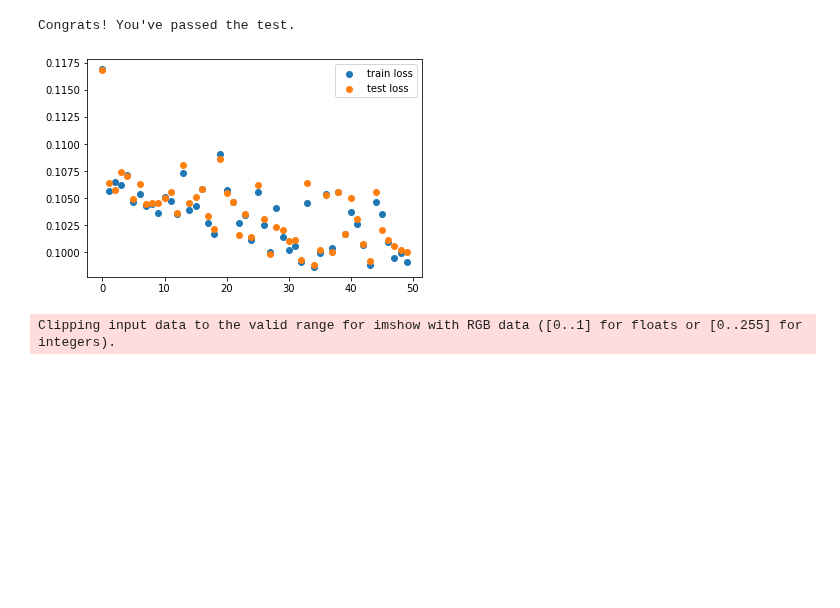
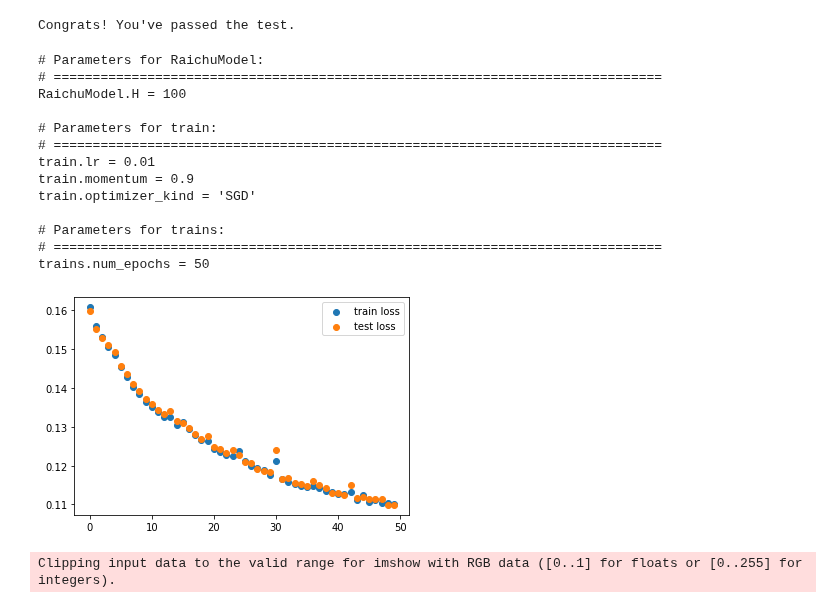
Before and after one commit to redwoodresearch/mlab, a Jupyter notebook: days/w1d4/w1d4_template.ipynb, the cells around one changed output. Drawn from its saved outputs; the diff is of its cells as text; code cells hidden in the pictures; blank space fills up the shorter version.

```diff
--- a/days/w1d4/w1d4_template.ipynb
+++ b/days/w1d4/w1d4_template.ipynb
@@ -76,12 +82,11 @@ w1d4_tests.test_evaluate(evaluate)
 # %% [output]
 Congrats! You've passed the test.
 # %%
-model = RaichuModel(2, 400, 3)
 @gin.configurable
 def trains(model, data_train, data_test, num_epochs):
     results = []
     for _ in range(num_epochs):
-        train(model, data_train)
+        train(model=model, dataloader=data_train)
         train_quality = evaluate(model, data_train)
         test_quality = evaluate(model, data_test)
         results.append((train_quality, test_quality))
@@ -89,7 +94,7 @@ def trains(model, data_train, data_test, num_epochs):
     return results
 
 def plot_qualities():
-    qualities = trains(model, data_train, data_test)
+    qualities = trains(model=model, data_train=data_train, data_test=data_test)
     train_qualities = list(map(lambda x: x[0], qualities))
     test_qualities = list(map(lambda x: x[1], qualities))
     plt.scatter(list(range(len(train_qualities))), train_qualities, label="train loss")
@@ -98,9 +103,24 @@ def plot_qualities():
 # %%
 with gin.unlock_config():
     gin.parse_config_file('config.gin')
+    print(gin.operative_config_str())
+    model=RaichuModel(P=2, K=3)
     plot_qualities()
 # %% [output]
+# Parameters for RaichuModel:
+# ==============================================================================
+RaichuModel.H = 100
+
+# Parameters for train:
+# ==============================================================================
+train.lr = 0.01
+train.momentum = 0.9
+train.optimizer_kind = 'SGD'
+
+# Parameters for trains:
+# ==============================================================================
+trains.num_epochs = 50
-[figure, old version]
+[figure, new version]
 # %%
 def show_my_image(img, model):
     img_depth, img_height, img_width = img.shape
```
Also changed, not shown: parts of 5 cells of this notebook.
